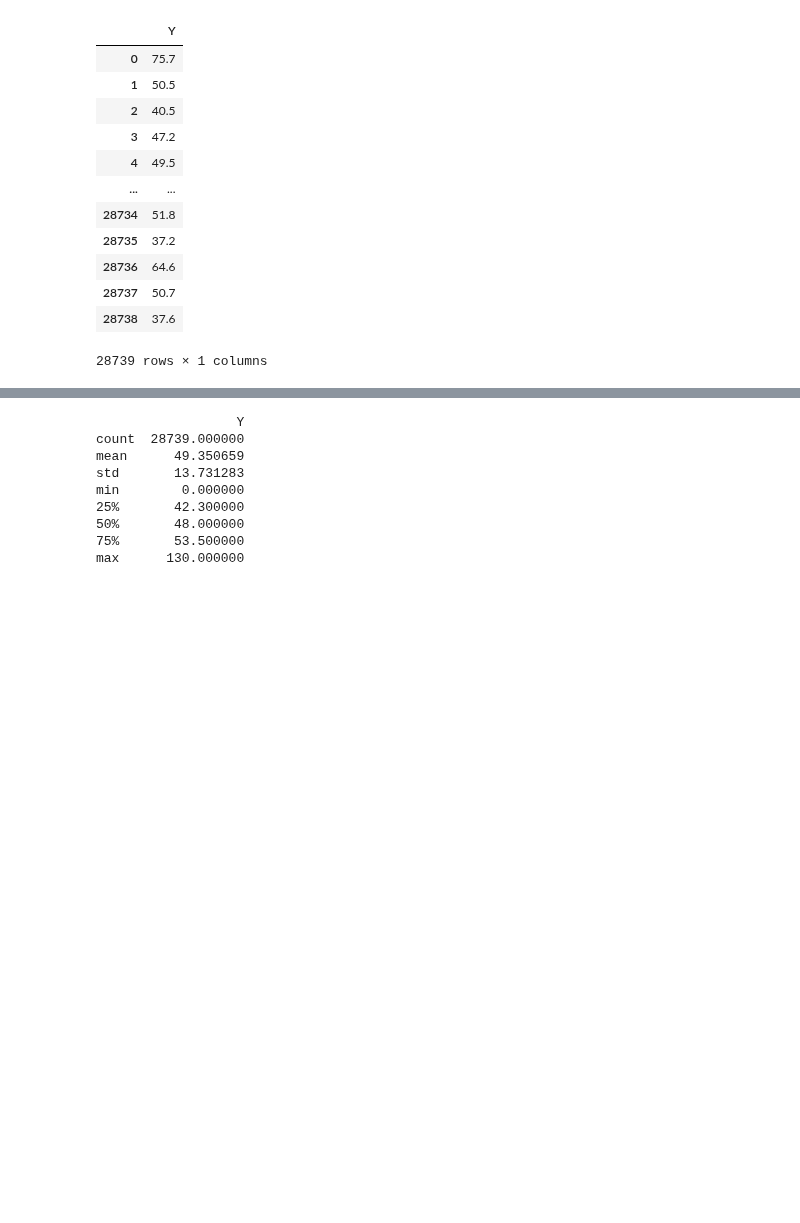
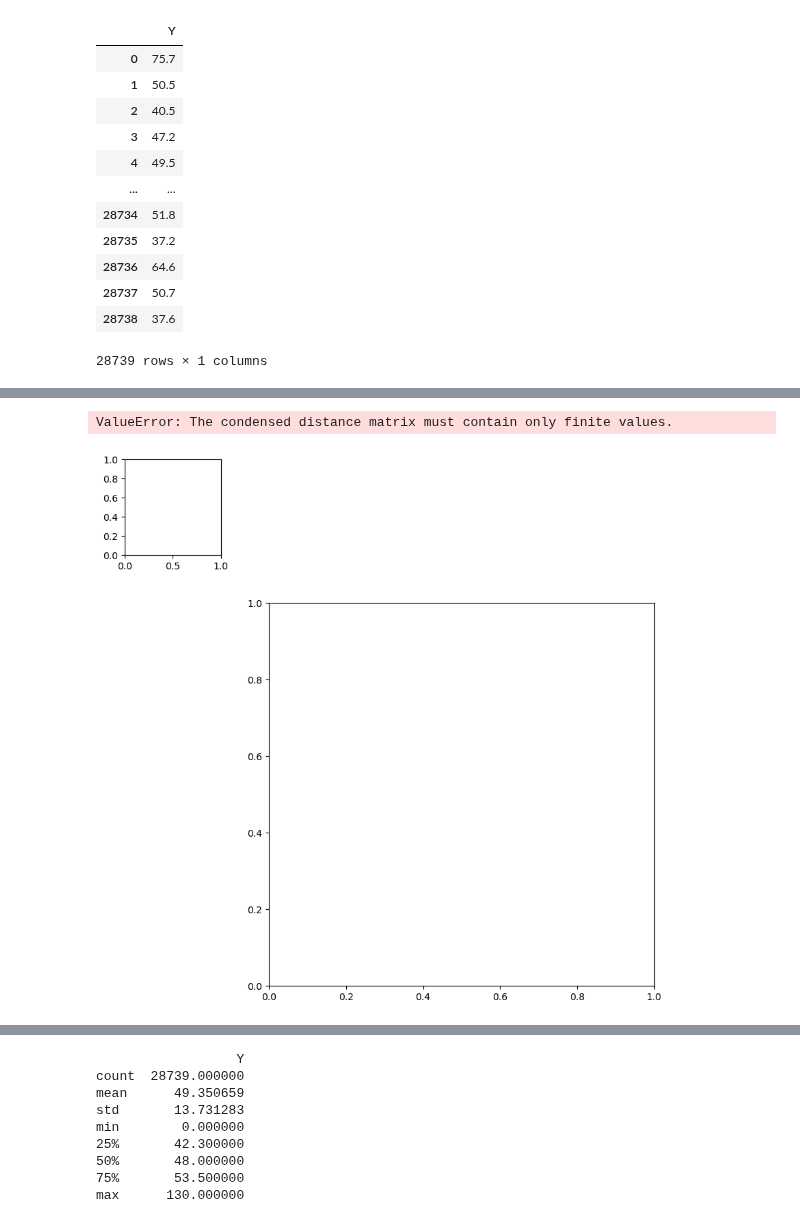
Before and after one commit to Sonia42882/SIB_v1, a Jupyter notebook: kag/Notebook1.ipynb, the cells around one changed output, grey strips where cells are left out. Drawn from its saved outputs; the diff is of its cells as text; code cells hidden in the pictures; blank space fills up the shorter version.

Commit message:
clust

```diff
--- a/kag/Notebook1.ipynb
+++ b/kag/Notebook1.ipynb
@@ -365,3 +364,9 @@ sn.heatmap(corr_matrix.iloc[1:23,1:23], annot=False)
+# %%
+#clustermap / clustering hierárquico - INTERPRETAR
+sn.clustermap(corr_matrix.iloc[1:23,1:23])
+# %% [output]
+ValueError: The condensed distance matrix must contain only finite values.
+[figure, added]
 # %%
 #correlação entre todas as variáveis, incluindo tm (= Y)
 corr_matrix_all = pd.concat([data_scale_X, data_Y], axis=1).corr()
```
Also changed, not shown: parts of 14 cells of this notebook.
